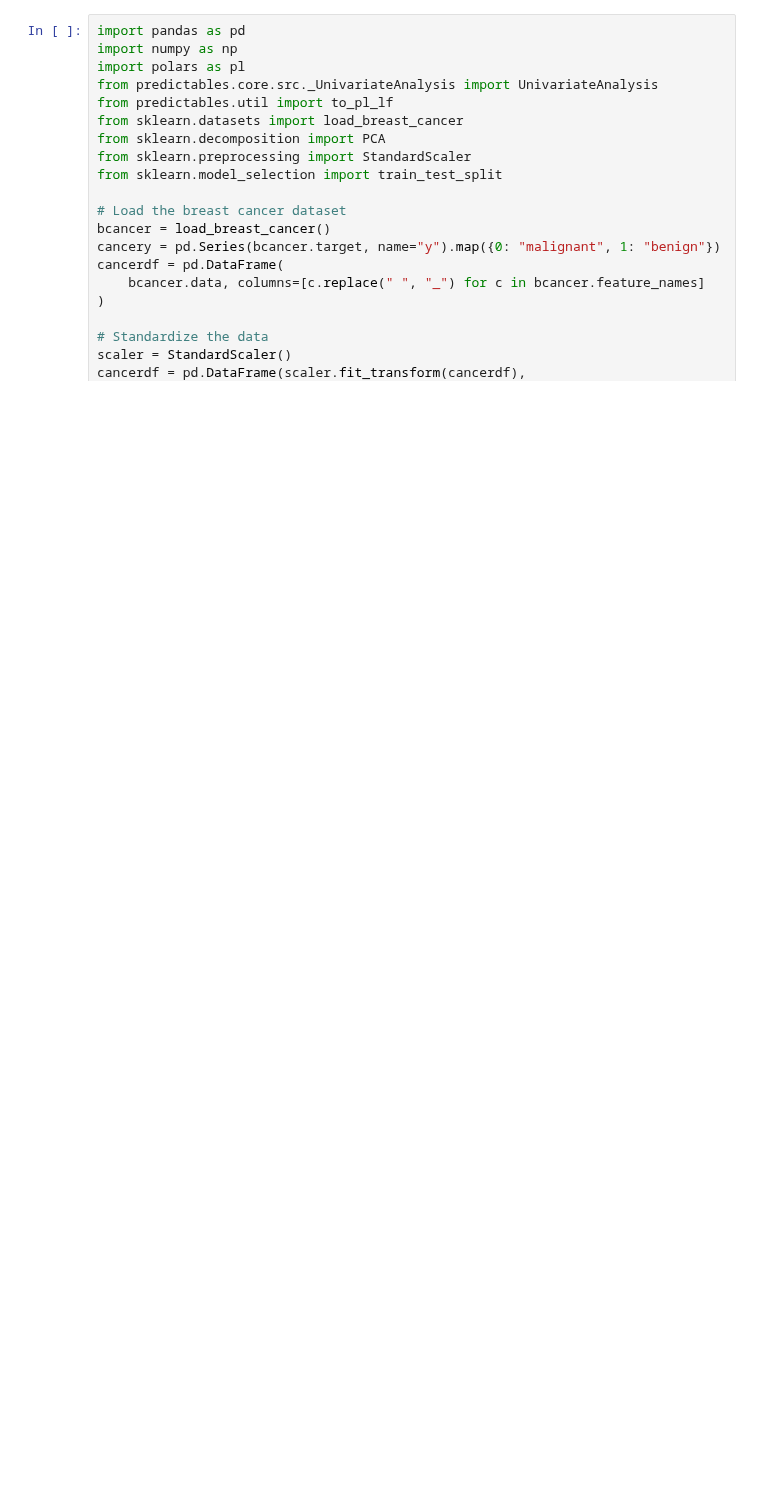
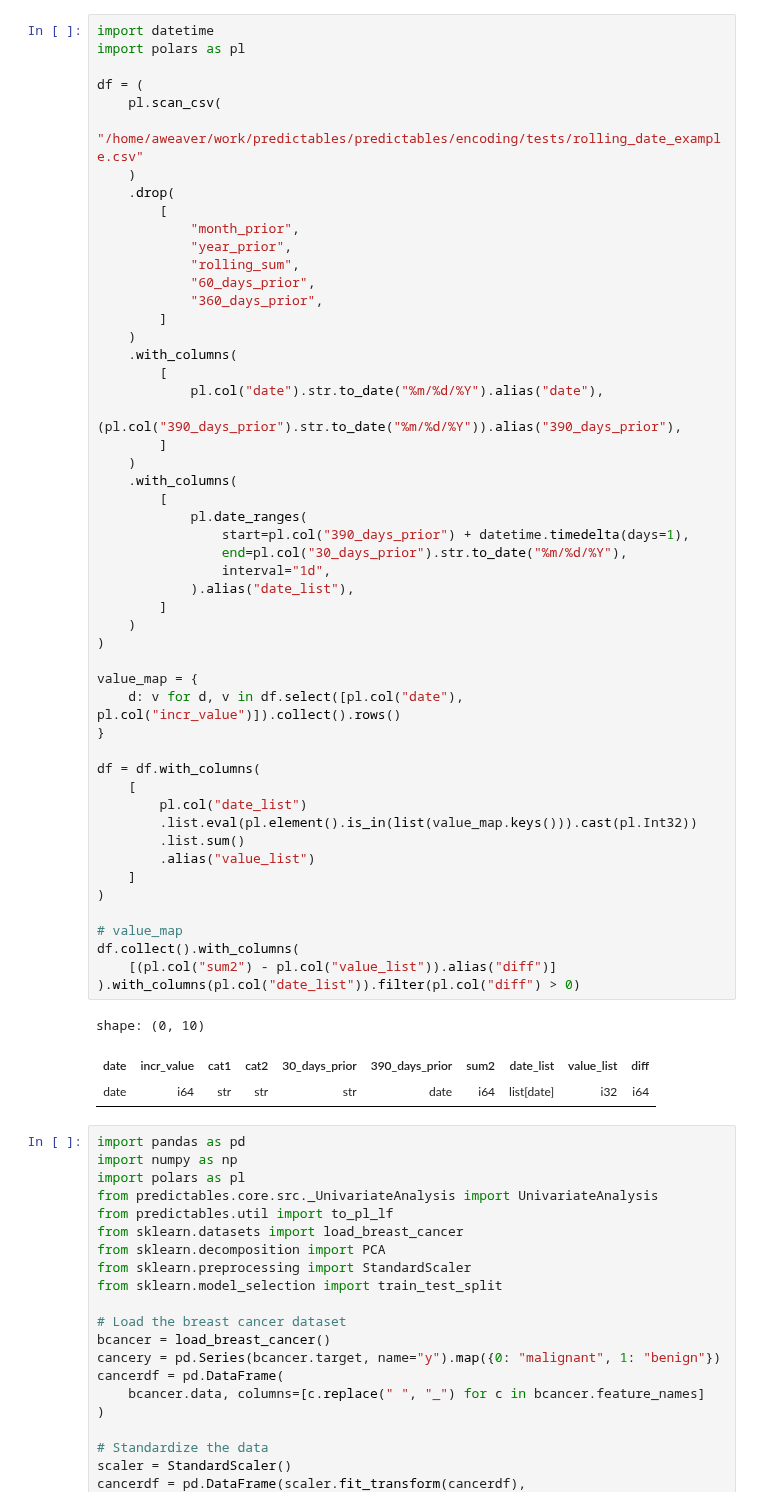
Before and after one commit to predictables/predictables, a Jupyter notebook: dev_univariate.ipynb, the cells around one changed output. Drawn from its saved outputs; the diff is of its cells as text; blank space fills up the shorter version.

Commit message:
almost there -- just need to substitute the correct value at the end expr

```diff
--- a/dev_univariate.ipynb
+++ b/dev_univariate.ipynb
@@ -1,3 +1,58 @@
+# %%
+import datetime
+import polars as pl
+
+df = (
+    pl.scan_csv(
+        "/home/aweaver/work/predictables/predictables/encoding/tests/rolling_date_example.csv"
+    )
+    .drop(
+        [
+            "month_prior",
+            "year_prior",
+            "rolling_sum",
+            "60_days_prior",
+            "360_days_prior",
+        ]
+    )
+    .with_columns(
+        [
+            pl.col("date").str.to_date("%m/%d/%Y").alias("date"),
+            (pl.col("390_days_prior").str.to_date("%m/%d/%Y")).alias("390_days_prior"),
+        ]
+    )
+    .with_columns(
+        [
+            pl.date_ranges(
+                start=pl.col("390_days_prior") + datetime.timedelta(days=1),
+                end=pl.col("30_days_prior").str.to_date("%m/%d/%Y"),
+                interval="1d",
+            ).alias("date_list"),
+        ]
+    )
+)
+
+value_map = {
+    d: v for d, v in df.select([pl.col("date"), pl.col("incr_value")]).collect().rows()
+}
+
+df = df.with_columns(
+    [
+        pl.col("date_list")
+        .list.eval(pl.element().is_in(list(value_map.keys())).cast(pl.Int32))
+        .list.sum()
+        .alias("value_list")
+    ]
+)
+
+# value_map
+df.collect().with_columns(
+    [(pl.col("sum2") - pl.col("value_list")).alias("diff")]
+).with_columns(pl.col("date_list")).filter(pl.col("diff") > 0)
+# %% [output]
+shape: (0, 10)
+| date | incr_value | cat1 | cat2 | 30_days_prior | 390_days_prior | sum2 | date_list | value_list | diff |
+| date | i64 | str | str | str | date | i64 | list[date] | i32 | i64 |
 # %%
 import pandas as pd
 import numpy as np
```
Also changed, not shown: 9 other files.
